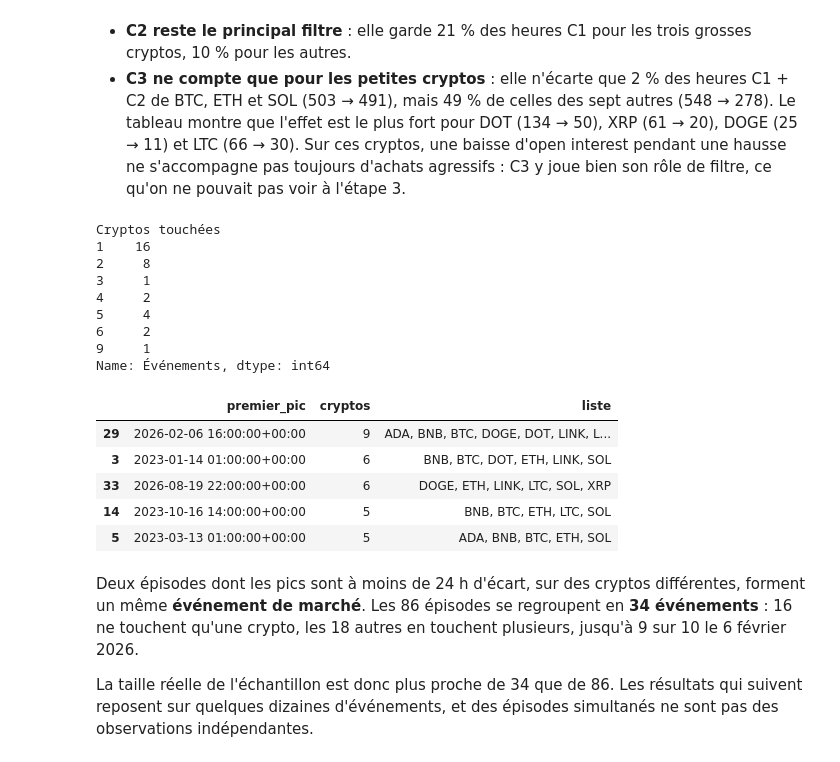
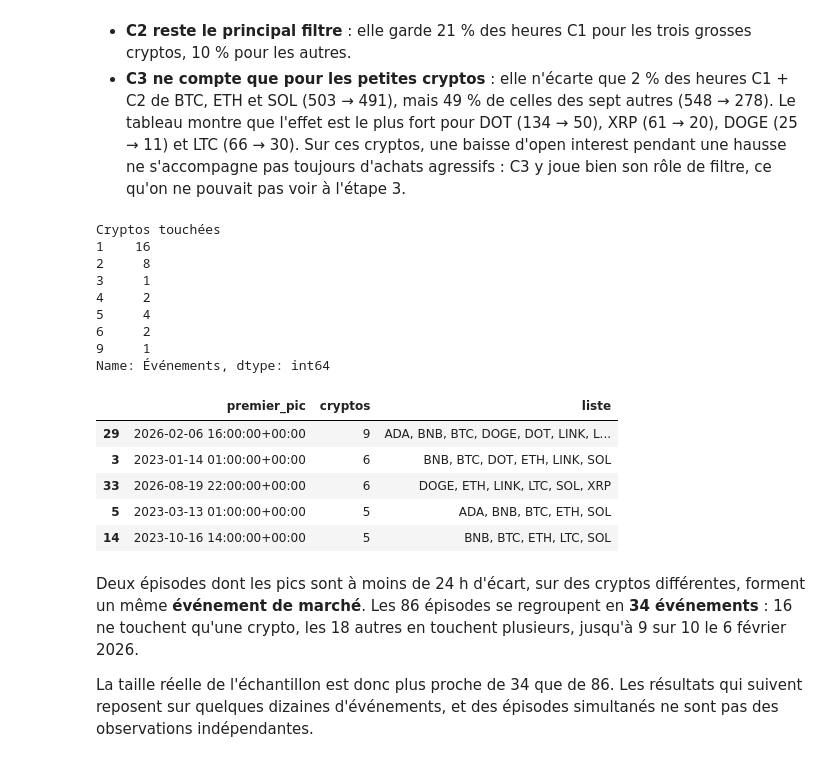
Before and after one commit to Ethanyounes/Ensae-Data-Science, a Jupyter notebook: rapport.ipynb, the cells around one changed output. Saved outputs shown, nothing was run; the diff lists cells and outputs as text; code cells hidden in the pictures.

Commit message:
Rapport relancé depuis le S3, sorties à jour
Exécuté dans un environnement neuf, sans données locales. Le top 5 des
événements de marché départage les ex-aequo par la date (nlargest).

```diff
--- a/rapport.ipynb
+++ b/rapport.ipynb
@@ -810,23 +810,23 @@ nombres_entonnoir
 # %%
 evenements = descriptif.evenements_de_marche(episodes_cible)
 display(evenements["cryptos"].value_counts().sort_index().rename_axis("Cryptos touchées").rename("Événements"))
-evenements.sort_values("cryptos", ascending=False).head(5)
+evenements.nlargest(5, "cryptos")
 # %% [output]
 Cryptos touchées
 1    16
 2     8
 3     1
 4     2
 5     4
 6     2
 9     1
 Name: Événements, dtype: int64
 |  | premier_pic | cryptos | liste |
 | 29 | 2026-02-06 16:00:00+00:00 | 9 | ADA, BNB, BTC, DOGE, DOT, LINK, L... |
 | 3 | 2023-01-14 01:00:00+00:00 | 6 | BNB, BTC, DOT, ETH, LINK, SOL |
 | 33 | 2026-08-19 22:00:00+00:00 | 6 | DOGE, ETH, LINK, LTC, SOL, XRP |
+| 5 | 2023-03-13 01:00:00+00:00 | 5 | ADA, BNB, BTC, ETH, SOL |
 | 14 | 2023-10-16 14:00:00+00:00 | 5 | BNB, BTC, ETH, LTC, SOL |
-| 5 | 2023-03-13 01:00:00+00:00 | 5 | ADA, BNB, BTC, ETH, SOL |
 # %% [markdown]
 Deux épisodes dont les pics sont à moins de 24 h d'écart, sur des cryptos différentes, forment un même **événement de marché**. Les 86 épisodes se regroupent en **34 événements** : 16 ne touchent qu'une crypto, les 18 autres en touchent plusieurs, jusqu'à 9 sur 10 le 6 février 2026.
 
```
Also changed, not shown: parts of 1 cell of this notebook.
